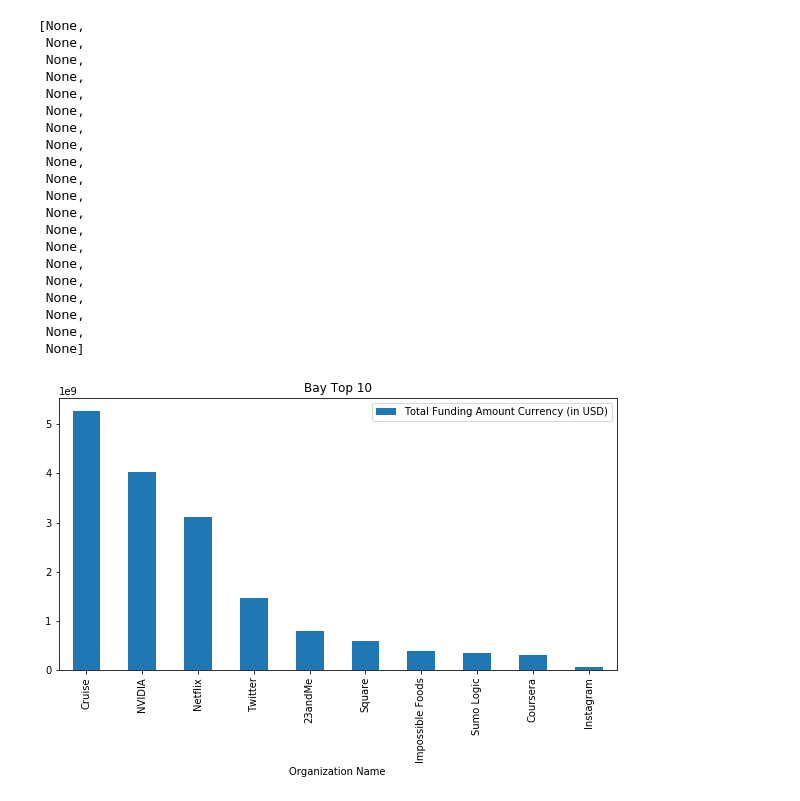
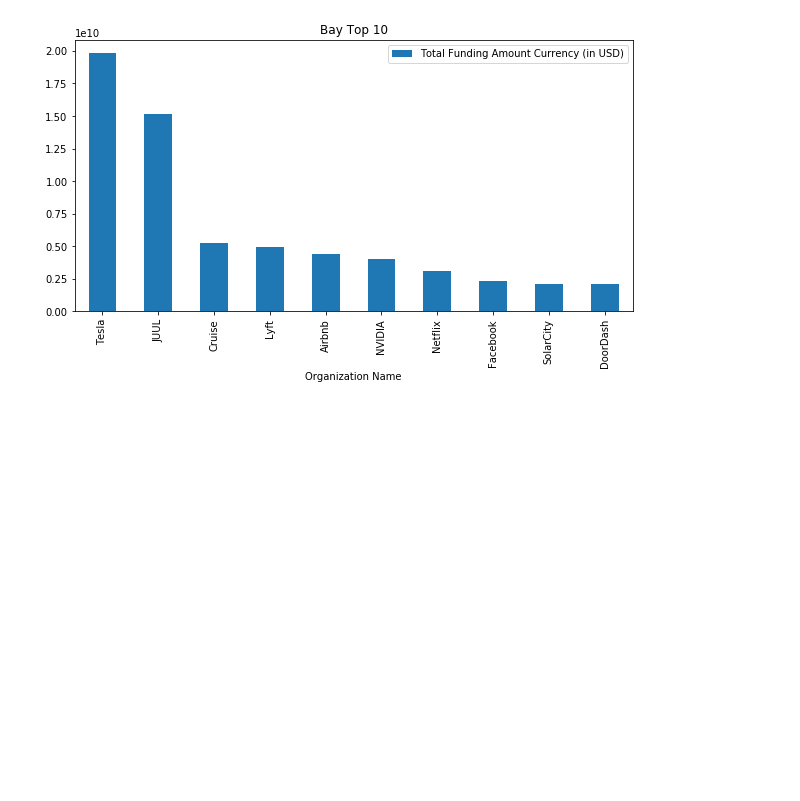
Before and after one commit to kbossou/bias-in-vc, a Jupyter notebook: Data Analysis.ipynb, the cells around one changed output. Saved outputs shown, nothing was run; the diff lists cells and outputs as text; code cells hidden in the pictures; blank space fills up the shorter version.

Commit message:
Data Analysis with 30,000 data points

```diff
--- a/Data Analysis.ipynb
+++ b/Data Analysis.ipynb
@@ -20,6 +31,4 @@ new_df.head()
 # %%
-gender = new_df['Group Gender'].notnull()
-new_df = new_df[gender]
-#new_df = new_df.drop_duplicates(subset=['Organization Name'])
+new_df = new_df.drop_duplicates(subset=['Organization Name'])
 new_df.shape
 # %% [output]
@@ -26,0 +36,3 @@ new_df.shape
+# %%
+new_df = new_df[new_df['Group Gender'].notnull()]
+new_df.shape
@@ -26,0 +50,5 @@ new_df.shape
+# %%
+new_df['Number of Funding Rounds'] = new_df['Number of Funding Rounds'].astype(float)
+new_df['Number of Founders'] = new_df['Number of Founders'].astype(float)
+new_df['Total Funding Amount Currency (in USD)'] = new_df['Total Funding Amount Currency (in USD)'].astype(float)
+new_df['Total Funding Amount'] = new_df['Total Funding Amount'].astype(float)
@@ -27,5 +75,5 @@ new_df.shape
 # %%
-null = new_df['Categories'].notnull()
+null = new_df['Category Groups'].notnull()
 new_df = new_df[null]
 new_df.shape
 # %% [output]
@@ -174,46 +277,26 @@ funding.plot.bar(x='Region', y='Top 10 Average Funding', rot=0)
 # %%
-Bay_10 = data_Bay.head(10).sort_values('Total Funding Amount Currency (in USD)', ascending=False)
-rg = Bay_10.plot.bar(x='Organization Name', y='Total Funding Amount Currency (in USD)', rot=0, figsize=(10,5),title = 'Bay Top 10')
-plt.setp(rg.get_xticklabels(), rotation=90)
+Bay_10 = data_Bay.sort_values('Total Funding Amount Currency (in USD)', ascending=False).head(10)
+rg = Bay_10.plot.bar(x='Organization Name', y='Total Funding Amount Currency (in USD)', \
+                     rot=90, figsize=(10,5),title = 'Bay Top 10')
 
-EU_10 = data_EU.head(10).sort_values('Total Funding Amount Currency (in USD)', ascending=False)
-rg = EU_10.plot.bar(x='Organization Name', y='Total Funding Amount Currency (in USD)', rot=0, figsize=(10,5),title = 'EU Top 10')
-plt.setp(rg.get_xticklabels(), rotation=90)
+EU_10 = data_EU.sort_values('Total Funding Amount Currency (in USD)', ascending=False).head(10)
+rg = EU_10.plot.bar(x='Organization Name', y='Total Funding Amount Currency (in USD)', \
+                    rot=90, figsize=(10,5), title = 'EU Top 10')
 
-APAC_10 = data_APAC.head(10).sort_values('Total Funding Amount Currency (in USD)', ascending=False)
-rg = APAC_10.plot.bar(x='Organization Name', y='Total Funding Amount Currency (in USD)', rot=0, figsize=(10,5),title = 'APAC Top 10')
-plt.setp(rg.get_xticklabels(), rotation=90)
+APAC_10 = data_APAC.sort_values('Total Funding Amount Currency (in USD)', ascending=False).head(10)
+rg = APAC_10.plot.bar(x='Organization Name', y='Total Funding Amount Currency (in USD)', \
+                      rot=90, figsize=(10,5),title = 'APAC Top 10')
 
-NY_10 = data_NY.head(10).sort_values('Total Funding Amount Currency (in USD)', ascending=False)
-rg = NY_10.plot.bar(x='Organization Name', y='Total Funding Amount Currency (in USD)', rot=0, figsize=(10,5),title = 'NY Top 10')
-plt.setp(rg.get_xticklabels(), rotation=90)
+NY_10 = data_NY.sort_values('Total Funding Amount Currency (in USD)', ascending=False).head(10)
+rg = NY_10.plot.bar(x='Organization Name', y='Total Funding Amount Currency (in USD)', \
+                    rot=90, figsize=(10,5),title = 'NY Top 10')
 
-LA_10 = data_LA.head(10).sort_values('Total Funding Amount Currency (in USD)', ascending=False)
-rg = LA_10.plot.bar(x='Organization Name', y='Total Funding Amount Currency (in USD)', rot=0, figsize=(10,5),title = 'LA Top 10')
-plt.setp(rg.get_xticklabels(), rotation=90)
+LA_10 = data_LA.sort_values('Total Funding Amount Currency (in USD)', ascending=False).head(10)
+rg = LA_10.plot.bar(x='Organization Name', y='Total Funding Amount Currency (in USD)', \
+                    rot=90, figsize=(10,5),title = 'LA Top 10')
 
-BO_10 = data_BO.head(10).sort_values('Total Funding Amount Currency (in USD)', ascending=False)
-rg = BO_10.plot.bar(x='Organization Name', y='Total Funding Amount Currency (in USD)', rot=0, figsize=(10,5),title = 'BO Top 10')
-plt.setp(rg.get_xticklabels(), rotation=90)
+BO_10 = data_BO.sort_values('Total Funding Amount Currency (in USD)', ascending=False).head(10)
+rg = BO_10.plot.bar(x='Organization Name', y='Total Funding Amount Currency (in USD)', \
+                    rot=90, figsize=(10,5),title = 'BO Top 10')
 # %% [output]
-[None,
- None,
- None,
- None,
- None,
- None,
- None,
- None,
- None,
- None,
- None,
- None,
- None,
- None,
- None,
- None,
- None,
- None,
- None,
- None]
-[figure, old version]
+[figure, new version]
```
Also changed, not shown: parts of 36 cells of this notebook, 9 other files.
